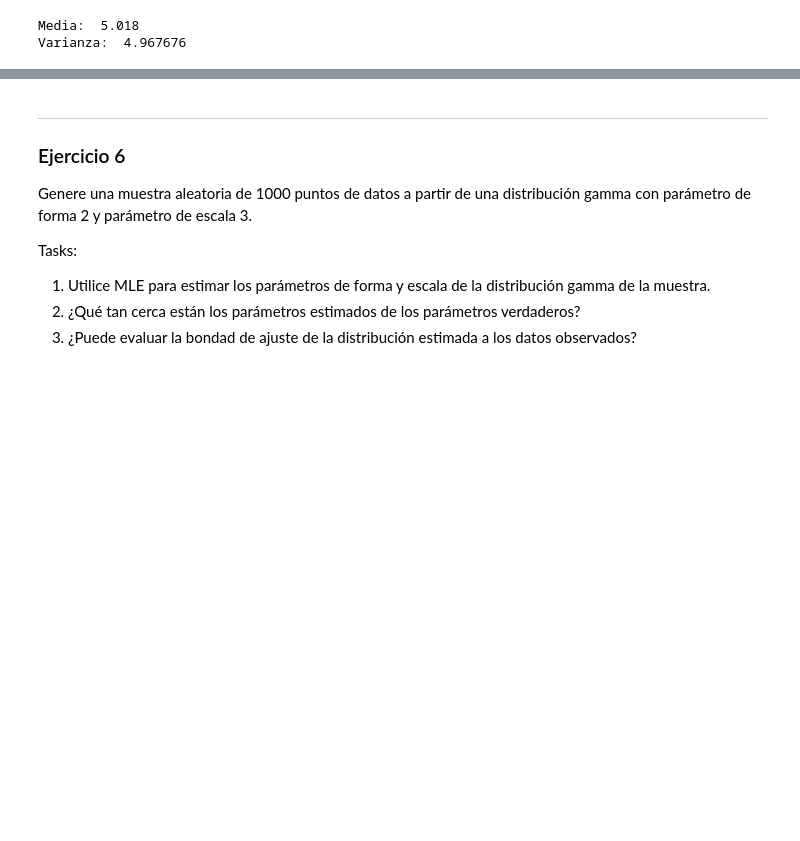
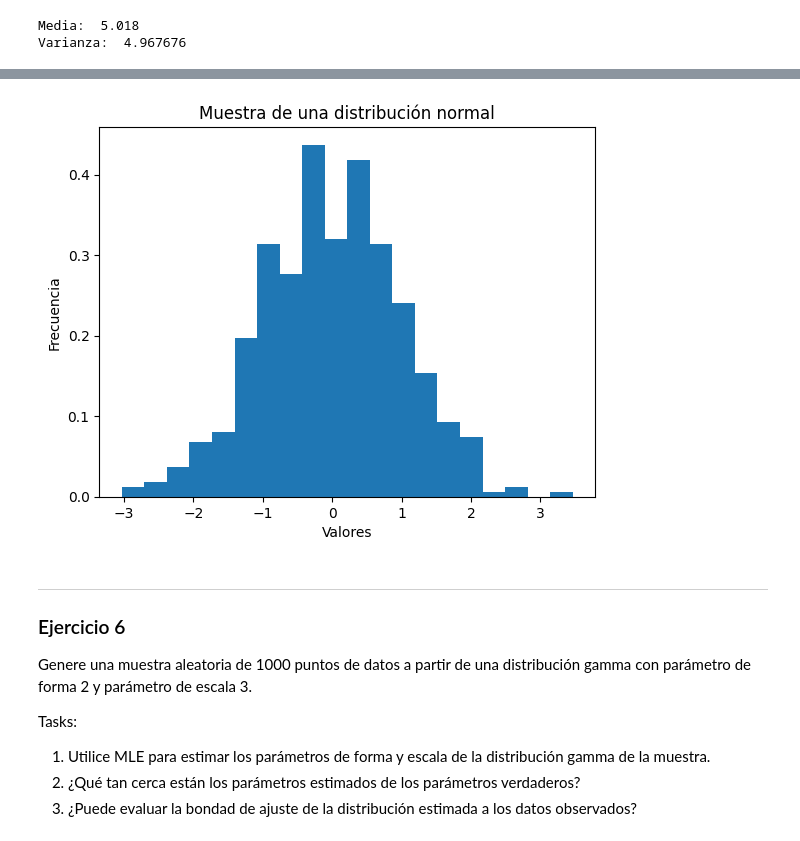
Before and after one commit to stefanoaragoni/simulacion_lab1, a Jupyter notebook: main.ipynb, the cells around one changed output, grey strips where cells are left out. Cells and saved outputs as stored; diff of their text form; code cells hidden in the pictures; blank space fills up the shorter version.

```diff
--- a/main.ipynb
+++ b/main.ipynb
@@ -155,3 +160,15 @@ SyntaxError: invalid syntax (4045149139.py, line 3)
+# %%
+u = np.random.uniform(0, 1, 500)  # muestra de una distribución uniforme
+x = 0 + 1 * np.sqrt(2) * erfinv(2 * u - 1)  # aplicar metodo de transformación inversa
+
+#5.1
+plt.hist(x, bins='auto', density=True)
+plt.xlabel('Valores')
+plt.ylabel('Frecuencia')
+plt.title('Muestra de una distribución normal')
+plt.show()
+# %% [output]
+[figure, added]
 # %% [markdown]
 ---------
 ### Ejercicio 6
```
Also changed, not shown: parts of 6 cells of this notebook.
